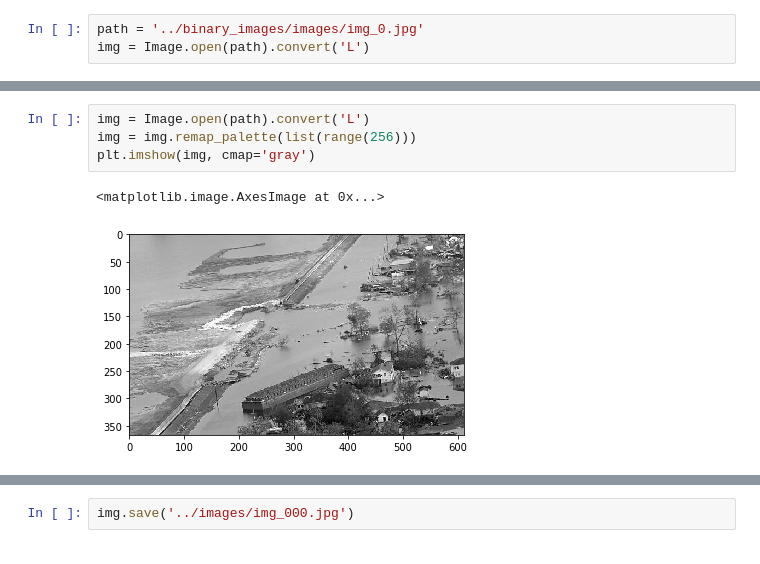
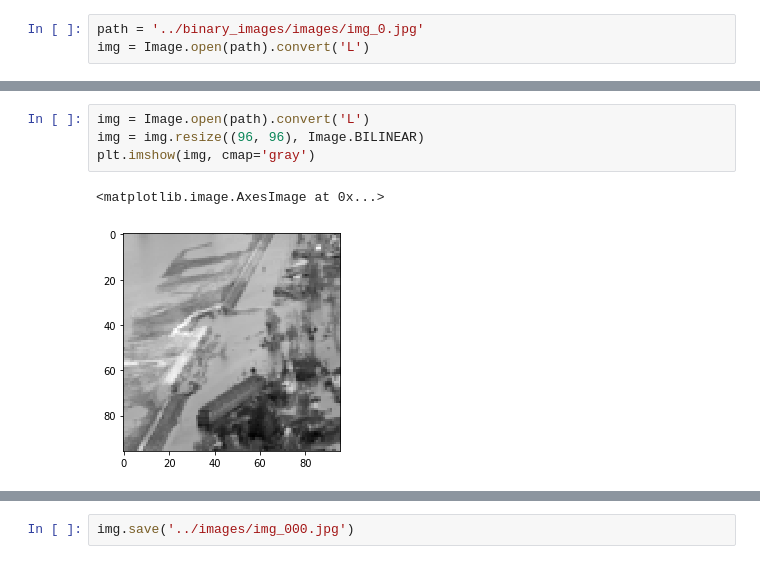
Before and after one commit to Kalz123/Flood_detection_through_imagery, a Jupyter notebook: code/img_augmentation.ipynb, the cells around one changed output, grey strips where cells are left out. Cells and saved outputs as stored; diff of their text form.

```diff
--- a/code/img_augmentation.ipynb
+++ b/code/img_augmentation.ipynb
@@ -18,7 +19,7 @@ what.enhance(1)
 # %%
 img = Image.open(path).convert('L')
-img = img.remap_palette(list(range(256)))
+img = img.resize((96, 96), Image.BILINEAR)
 plt.imshow(img, cmap='gray')
 # %% [output]
 <matplotlib.image.AxesImage at 0x...>
-[figure, old version]
+[figure, new version]
```
Also changed, not shown: parts of 5 cells of this notebook, 2 other files.
